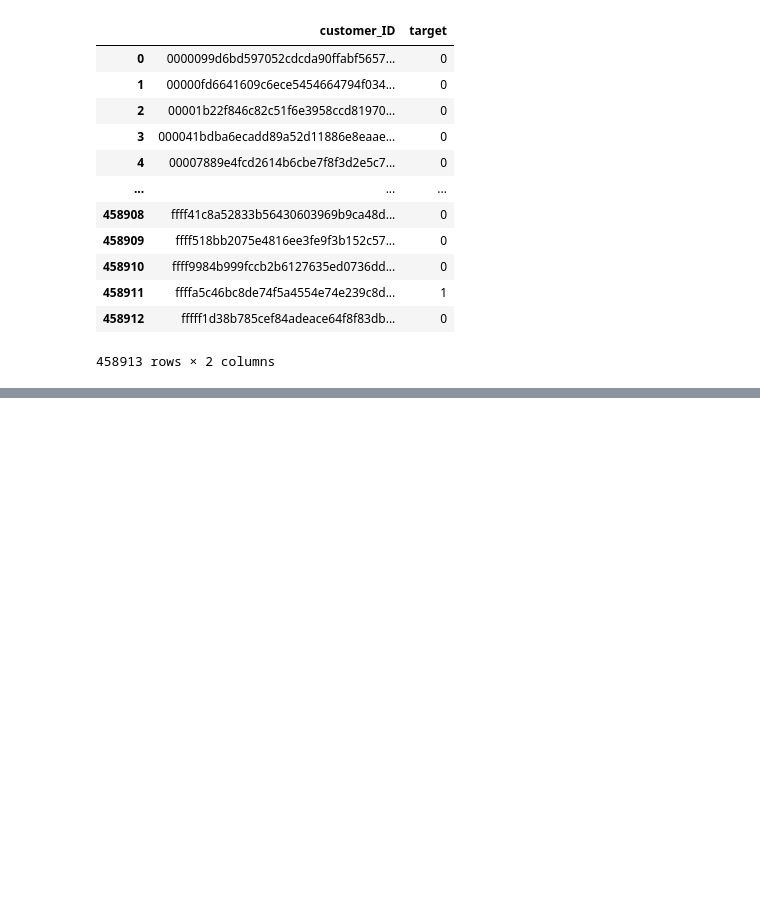
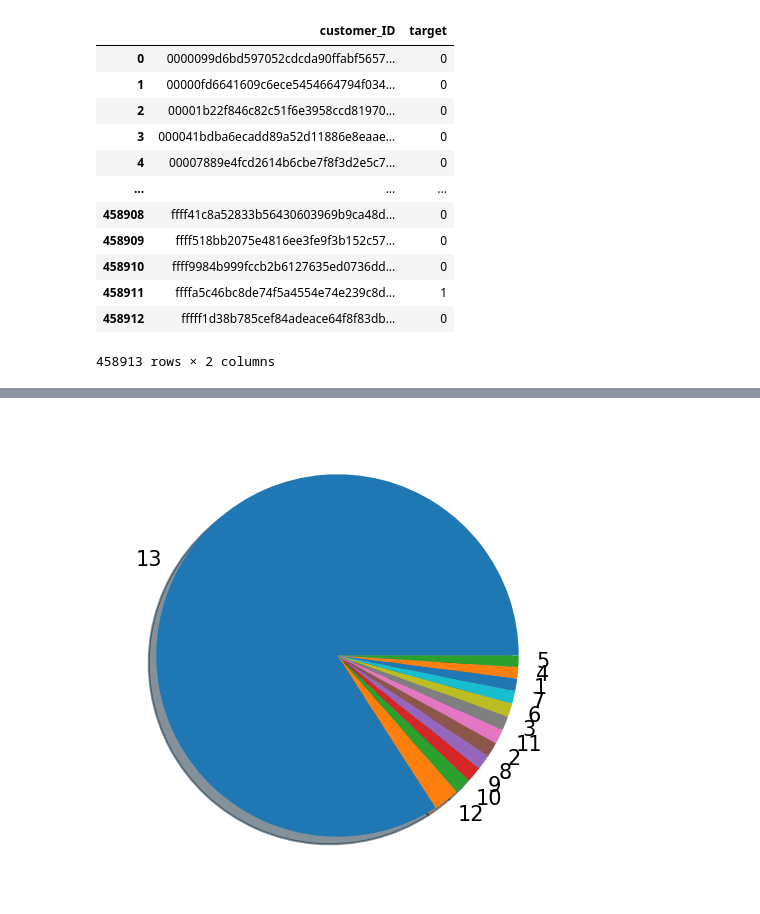
Before and after one commit to kreativeai/American-Express-Default-Prediction, a Jupyter notebook: src/EDA.ipynb, the cells around one changed output, grey strips where cells are left out. Drawn from its saved outputs; the diff is of its cells as text; code cells hidden in the pictures; blank space fills up the shorter version.

```diff
--- a/src/EDA.ipynb
+++ b/src/EDA.ipynb
@@ -173,6 +101,0 @@ num_features = [col for col in features if col not in cat_features]
-# %%
-df_train_num = df_train.groupby("customer_ID")[num_features].agg(['mean', 'std', 'min', 'max', 'last'])
-df_train_num.columns = ['_'.join(x) for x in df_train_num.columns]
-df_train_cat = df_train.groupby("customer_ID")[cat_features].agg(['count', 'last', 'nunique'])
-df_train_cat.columns = ['_'.join(x) for x in df_train_cat.columns]
-df_train = pd.concat([df_train_num, df_train_cat], axis=1)
@@ -215,0 +131,7 @@ df_null[df_null[
+# %%
+y = np.array(df_train_stat_num)
+
+plt.pie(y, labels=df_train_stat_num.index, shadow=True)
+plt.show()
+# %% [output]
+[figure, added]
```
Also changed, not shown: parts of 19 cells of this notebook.
